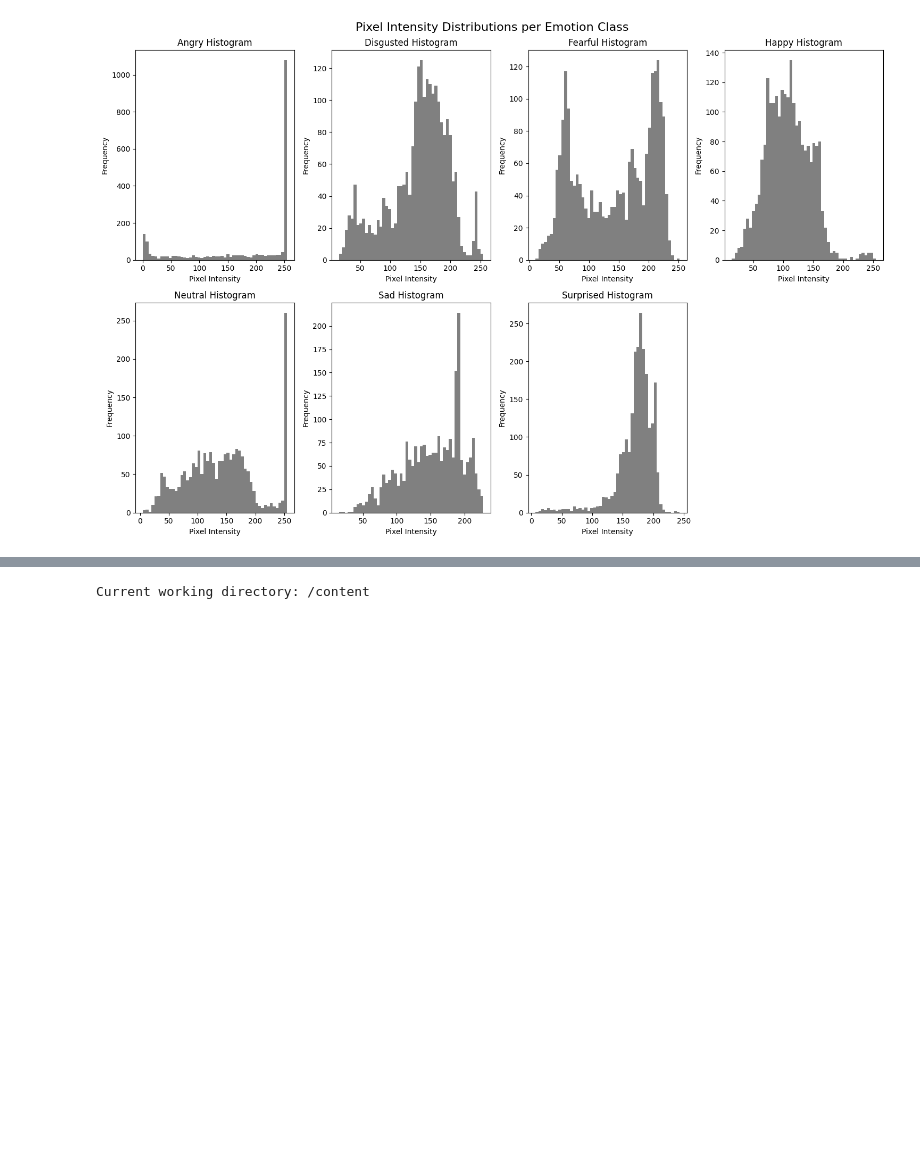
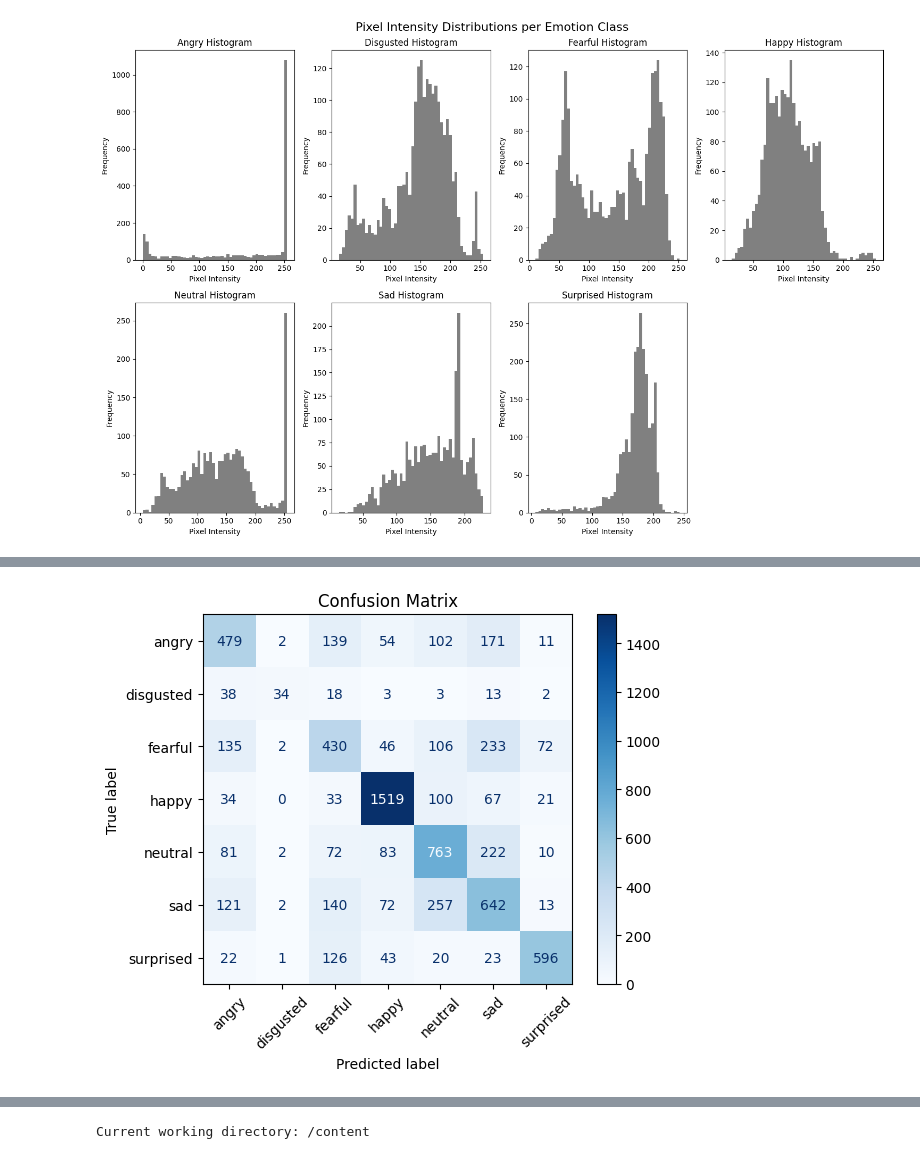
Before and after one commit to Sevnhutsjr/ST311_Group11_Project, a Jupyter notebook: images_EDA.ipynb, the cells around one changed output, grey strips where cells are left out. Saved outputs shown, nothing was run; the diff lists cells and outputs as text; code cells hidden in the pictures; blank space fills up the shorter version.

```diff
--- a/images_EDA.ipynb
+++ b/images_EDA.ipynb
@@ -611,0 +649,22 @@ print(f"✅ Model saved to: {model_path}")
+# %%
+from sklearn.metrics import confusion_matrix, ConfusionMatrixDisplay
+
+model.eval()
+y_true, y_pred = [], []
+
+with torch.no_grad():
+    for images, labels in test_loader:
+        images = images.to(device)
+        labels = labels.to(device)
+        outputs = model(images)
+        preds = outputs.argmax(dim=1)
+        y_true.extend(labels.cpu().numpy())
+        y_pred.extend(preds.cpu().numpy())
+
+cm = confusion_matrix(y_true, y_pred)
+disp = ConfusionMatrixDisplay(confusion_matrix=cm, display_labels=class_names)
+disp.plot(cmap='Blues', xticks_rotation=45)
+plt.title("Confusion Matrix")
+plt.show()
+# %% [output]
+[figure, added]
```
Also changed, not shown: parts of 22 cells of this notebook.
